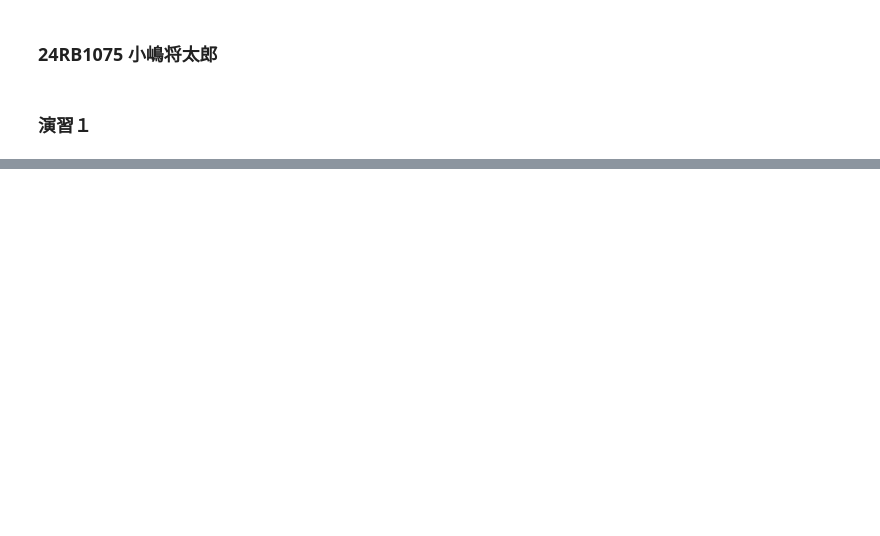
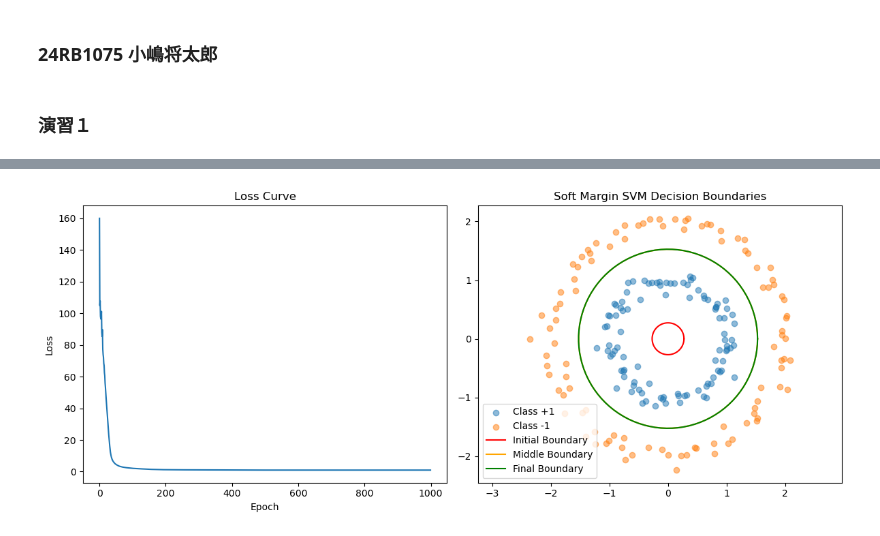
Before and after one commit to Sho-21/ml, a Jupyter notebook: day5/day5_24RB1075.ipynb, the cells around one changed output, grey strips where cells are left out. Drawn from its saved outputs; the diff is of its cells as text; code cells hidden in the pictures; blank space fills up the shorter version.

```diff
--- a/day5/day5_24RB1075.ipynb
+++ b/day5/day5_24RB1075.ipynb
@@ -35,0 +118,8 @@ def soft_margin_loss_grad(X, y, w, b, C):
+# %%
+def phi(X):
+
+    x1 = X[:,0]
+    x2 = X[:,1]
+    return (x1**2 + x2**2).reshape(-1, 1)
+
+X_phi = phi(X_c)
@@ -35,0 +157,45 @@ def soft_margin_loss_grad(X, y, w, b, C):
+# %%
+plt.figure(figsize=(12, 5))
+
+plt.subplot(1, 2, 1)
+plt.plot(losses)
+plt.title('Loss Curve')
+plt.xlabel('Epoch')
+plt.ylabel('Loss')
+
+plt.subplot(1, 2, 2)
+plt.scatter(X_c1[:, 0], X_c1[:, 1], label='Class +1', alpha=0.5)
+plt.scatter(X_c2[:, 0], X_c2[:, 1], label='Class -1', alpha=0.5)
+
+theta_boundary = np.linspace(0, 2 * np.pi, 100)
+labels = ['Initial', 'Middle', 'Final']
+colors = ['red', 'orange', 'green']
+
+for i in range(3):
+    w_i = w_log[i]
+    b_i = b_log[i]
+
+    if w_i[0] != 0 and -b_i / w_i[0] > 0:
+
+        r = np.sqrt(-b_i / w_i[0])
+
+        x_circle = r * np.cos(theta_boundary)
+        y_circle = r * np.sin(theta_boundary)
+
+        plt.plot(
+            x_circle,
+            y_circle,
+            label=f'{labels[i]} Boundary',
+            color=colors[i]
+        )
+
+plt.xlim(-4, 4)
+plt.ylim(-4, 4)
+plt.axis('equal')
+plt.title('Soft Margin SVM Decision Boundaries')
+plt.legend()
+
+plt.tight_layout()
+plt.show()
+# %% [output]
+[figure, added]
```
Also changed, not shown: parts of 9 cells of this notebook, 1 other file.
